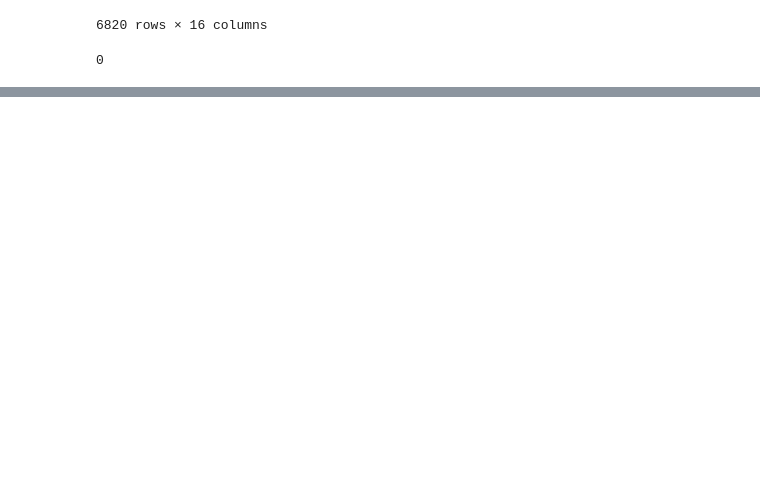
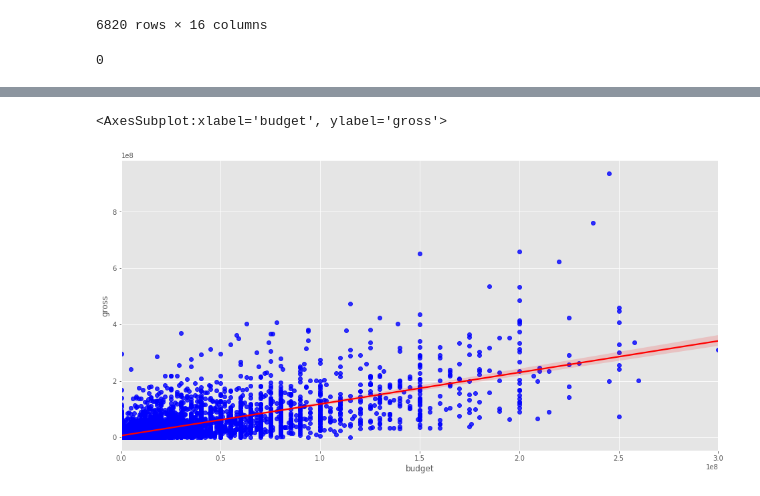
Before and after one commit to sebakirill/Correlation-in-movies, a Jupyter notebook: code/Untitled.ipynb, the cells around one changed output, grey strips where cells are left out. Saved outputs shown, nothing was run; the diff lists cells and outputs as text; code cells hidden in the pictures; blank space fills up the shorter version.

```diff
--- a/code/Untitled.ipynb
+++ b/code/Untitled.ipynb
@@ -88,0 +129,7 @@ df.duplicated(subset=['name', 'company', 'released']).sum()
+# %%
+# Use Seaborn gross vs busget
+
+sns.regplot(y=df['gross'], x=df['budget'], data =df, scatter_kws={'color':'blue'}, line_kws={'color':'red'})
+# %% [output]
+<AxesSubplot:xlabel='budget', ylabel='gross'>
+[figure, added]
```
Also changed, not shown: parts of 5 cells of this notebook.
